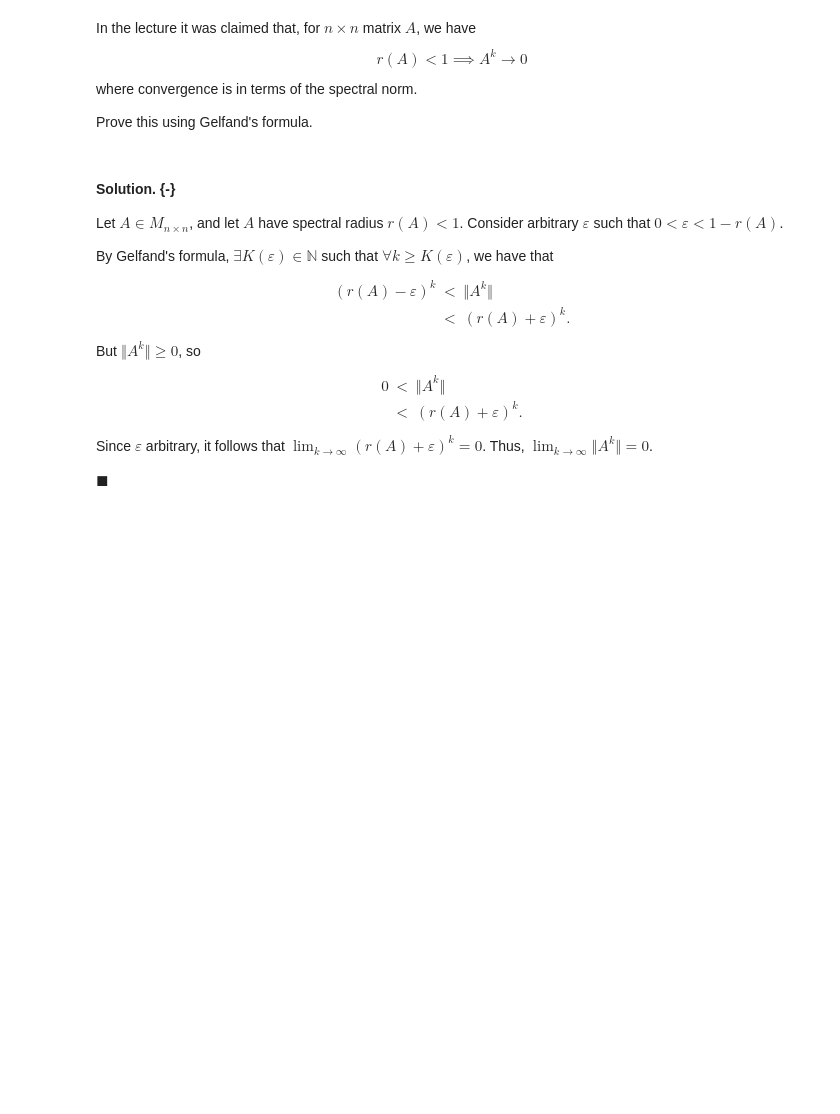
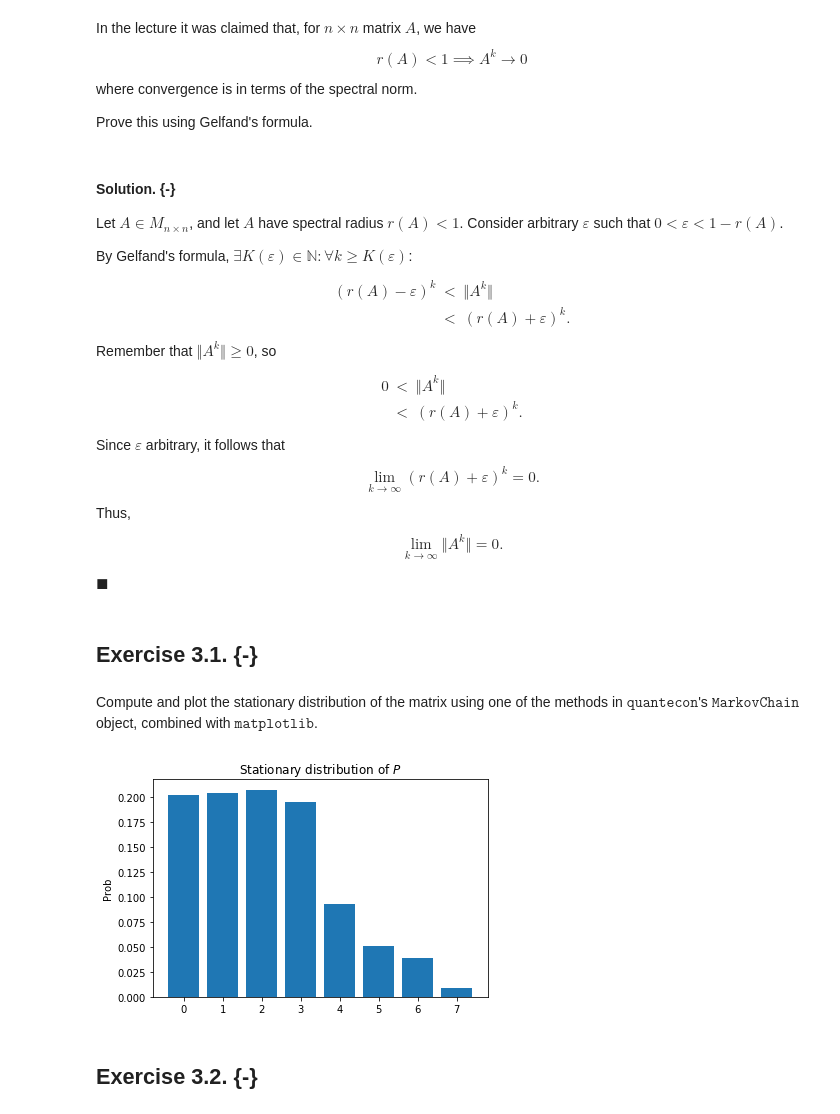
Before and after one commit to hebeard/BootCamp2018, a Jupyter notebook: ProbSets/Econ/ProbSet2/Harrison-Beard-ProbSet2-Code.ipynb, the cells around one changed output. Saved outputs shown, nothing was run; the diff lists cells and outputs as text; code cells hidden in the pictures; blank space fills up the shorter version.

```diff
--- a/ProbSets/Econ/ProbSet2/Harrison-Beard-ProbSet2-Code.ipynb
+++ b/ProbSets/Econ/ProbSet2/Harrison-Beard-ProbSet2-Code.ipynb
@@ -213,20 +232,29 @@ Prove this using Gelfand's formula.
 #### Solution. {-}
 Let $A\in M_{n\times n}$, and let $A$ have spectral radius $r(A)<1$. Consider arbitrary $\varepsilon$ such that $0<\varepsilon<1-r(A)$.
 
-By Gelfand's formula, $\exists K(\varepsilon)\in\mathbb{N}$ such that $\forall k\geq K(\varepsilon)$, we have that
+By Gelfand's formula, $\exists K(\varepsilon)\in\mathbb{N}:\forall k\geq K(\varepsilon)$:
 $$
 \begin{eqnarray*}
 (r(A)-\varepsilon)^{k} &<& \Vert A^{k} \Vert \\
 &<& (r(A)+\varepsilon)^{k}.
 \end{eqnarray*}
 $$
-But $\Vert A^{k} \Vert \geq 0$, so
+Remember that $\Vert A^{k} \Vert \geq 0$, so
 $$
 \begin{eqnarray*}
 0 &<& \Vert A^{k} \Vert \\
 &<& (r(A)+\varepsilon)^{k}.
 \end{eqnarray*}
 $$
-Since $\varepsilon$ arbitrary, it follows that $\lim_{k\to\infty} (r(A)+\varepsilon)^{k}=0$. Thus, $\lim_{k\to\infty} \Vert A^k \Vert = 0$.
+Since $\varepsilon$ arbitrary, it follows that
+$$
+\lim_{k\to\infty} (r(A)+\varepsilon)^{k}=0.
+$$
+Thus,
+$$
+\lim_{k\to\infty} \Vert A^k \Vert = 0.
+$$
 
 $\blacksquare$
+# %% [markdown]
+## Exercise 3.1. {-}
@@ -232,0 +265,25 @@ $\blacksquare$
+# %%
+P = [[0.222, 0.222, 0.215, 0.187, 0.081, 0.038, 0.029, 0.006],
+     [0.221, 0.220, 0.215, 0.188, 0.082, 0.039, 0.029, 0.006],
+     [0.207, 0.209, 0.210, 0.194, 0.090, 0.046, 0.036, 0.008],
+     [0.198, 0.201, 0.207, 0.198, 0.095, 0.052, 0.040, 0.009],
+     [0.175, 0.178, 0.197, 0.207, 0.110, 0.067, 0.054, 0.012],
+     [0.182, 0.184, 0.200, 0.205, 0.106, 0.062, 0.050, 0.011],
+     [0.123, 0.125, 0.166, 0.216, 0.141, 0.114, 0.094, 0.021],
+     [0.084, 0.084, 0.142, 0.228, 0.170, 0.143, 0.121, 0.028]]
+# %% [markdown]
+Compute and plot the stationary distribution of the matrix using one of the methods in $\mathtt{quantecon}$'s $\mathtt{MarkovChain}$ object, combined with $\mathtt{matplotlib}$.
+# %%
+def problem3_1():
+    mc = qe.markov.core.MarkovChain(P)
+    stdist = qe.markov.core.mc_compute_stationary(mc.P)
+    plt.bar(range(0,8),stdist[0])
+    plt.ylabel("Prob")
+    plt.title(r"Stationary distribution of $P$")
+    plt.plot()
+# %%
+problem3_1()
+# %% [output]
+[figure, added]
+# %% [markdown]
+## Exercise 3.2. {-}
```
Also changed, not shown: parts of 20 cells of this notebook, 12 other files.
